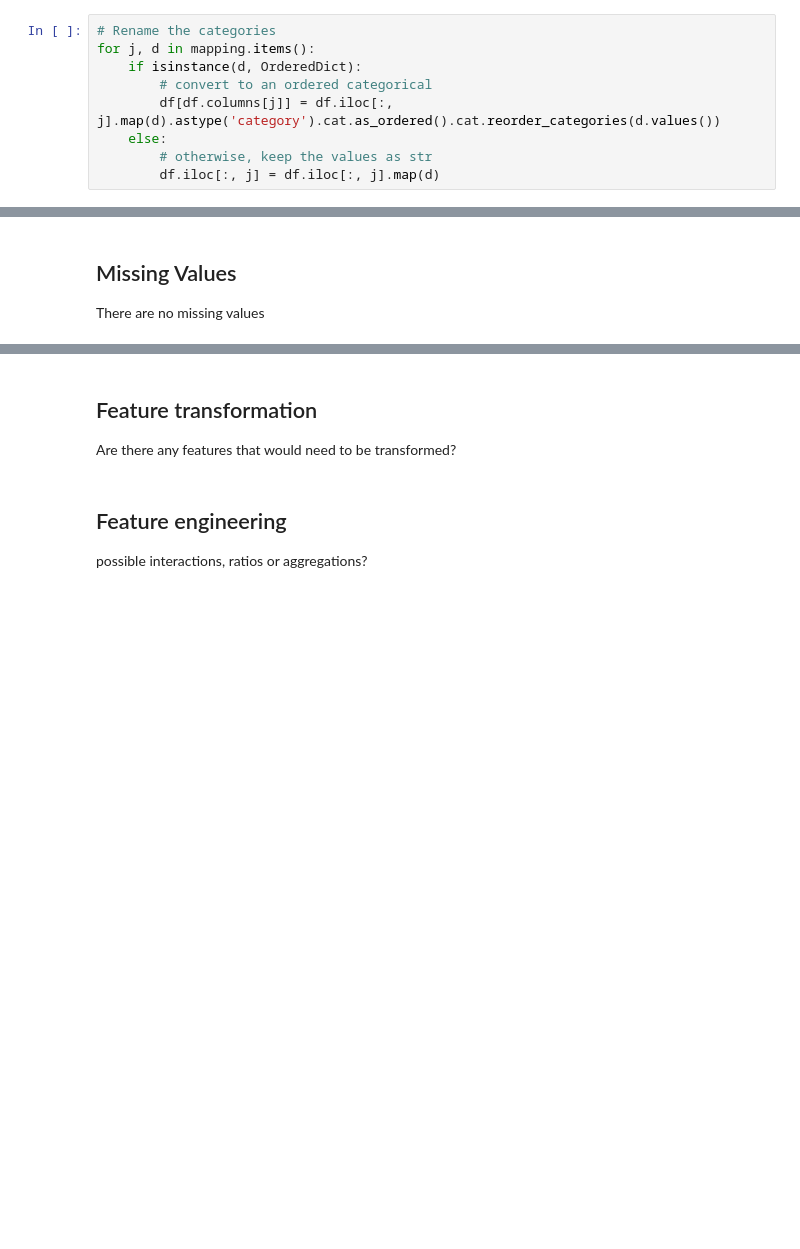
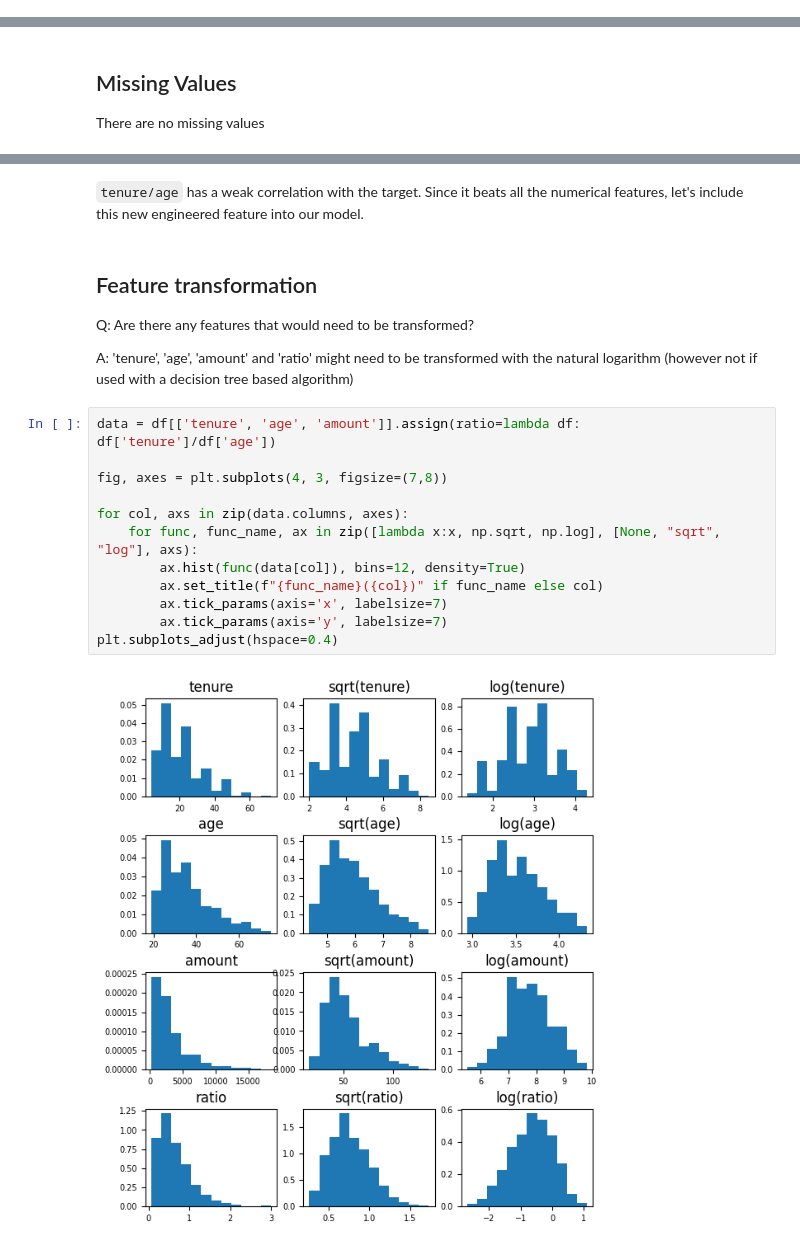
Before and after one commit to leztien/portfolio-project-classification-for-german-credit-database, a Jupyter notebook: exploratory_data_analysis.ipynb, the cells around one changed output, grey strips where cells are left out. Saved outputs shown, nothing was run; the diff lists cells and outputs as text; blank space fills up the shorter version.

```diff
--- a/exploratory_data_analysis.ipynb
+++ b/exploratory_data_analysis.ipynb
@@ -266,9 +99,0 @@ mapping = {
-# %%
-# Rename the categories
-for j, d in mapping.items():
-    if isinstance(d, OrderedDict):
-        # convert to an ordered categorical
-        df[df.columns[j]] = df.iloc[:, j].map(d).astype('category').cat.as_ordered().cat.reorder_categories(d.values())
-    else:
-        # otherwise, keep the values as str
-        df.iloc[:, j] = df.iloc[:, j].map(d)
@@ -938,8 +778,22 @@ There are no missing values
+# %% [markdown]
+`tenure/age` has a weak correlation with the target. Since it beats all the numerical features, let's include this new engineered feature into our model.
 # %% [markdown]
 ## Feature transformation
 
-Are there any features that would need to be transformed?
+Q: Are there any features that would need to be transformed?
+
+A: 'tenure', 'age', 'amount' and 'ratio' might need to be transformed with the natural logarithm (however not if used with a decision tree based algorithm)
-# %% [markdown]
-## Feature engineering
-
-possible interactions, ratios or aggregations?
+# %%
+data = df[['tenure', 'age', 'amount']].assign(ratio=lambda df: df['tenure']/df['age'])
+
+fig, axes = plt.subplots(4, 3, figsize=(7,8))
+
+for col, axs in zip(data.columns, axes):
+    for func, func_name, ax in zip([lambda x:x, np.sqrt, np.log], [None, "sqrt", "log"], axs):
+        ax.hist(func(data[col]), bins=12, density=True)
+        ax.set_title(f"{func_name}({col})" if func_name else col)
+        ax.tick_params(axis='x', labelsize=7)
+        ax.tick_params(axis='y', labelsize=7)
+plt.subplots_adjust(hspace=0.4)
+# %% [output]
+[figure, added]
```
Also changed, not shown: parts of 23 cells of this notebook, 2 other files.
